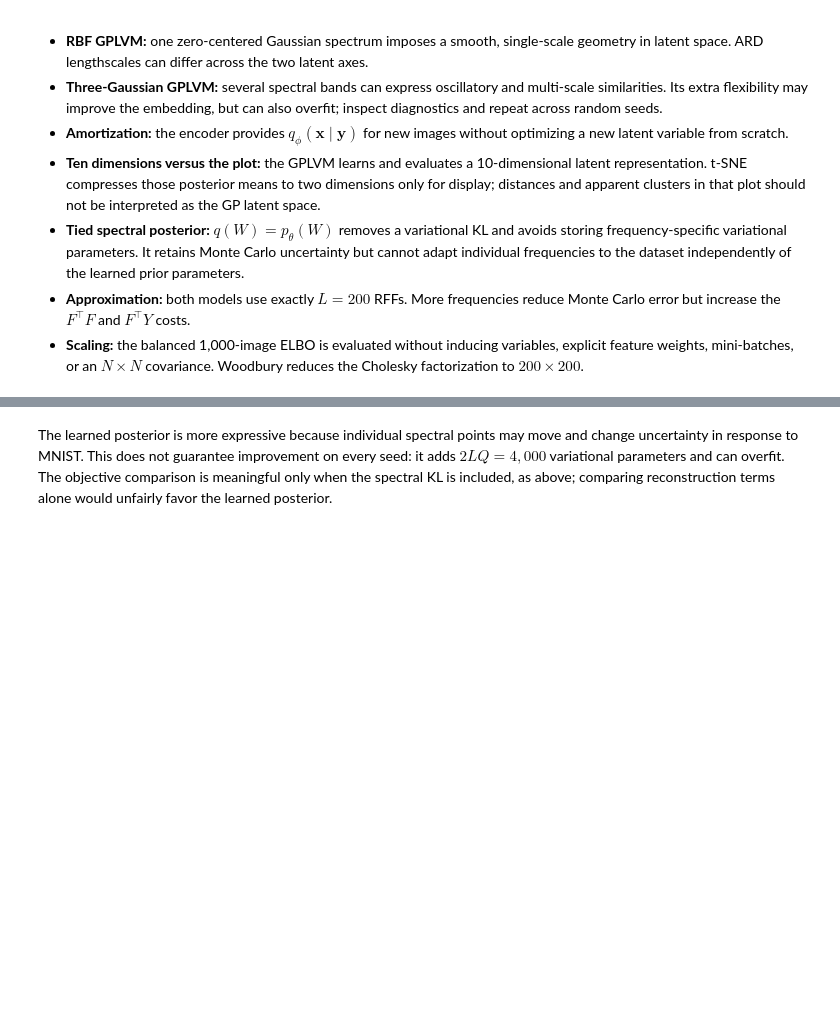
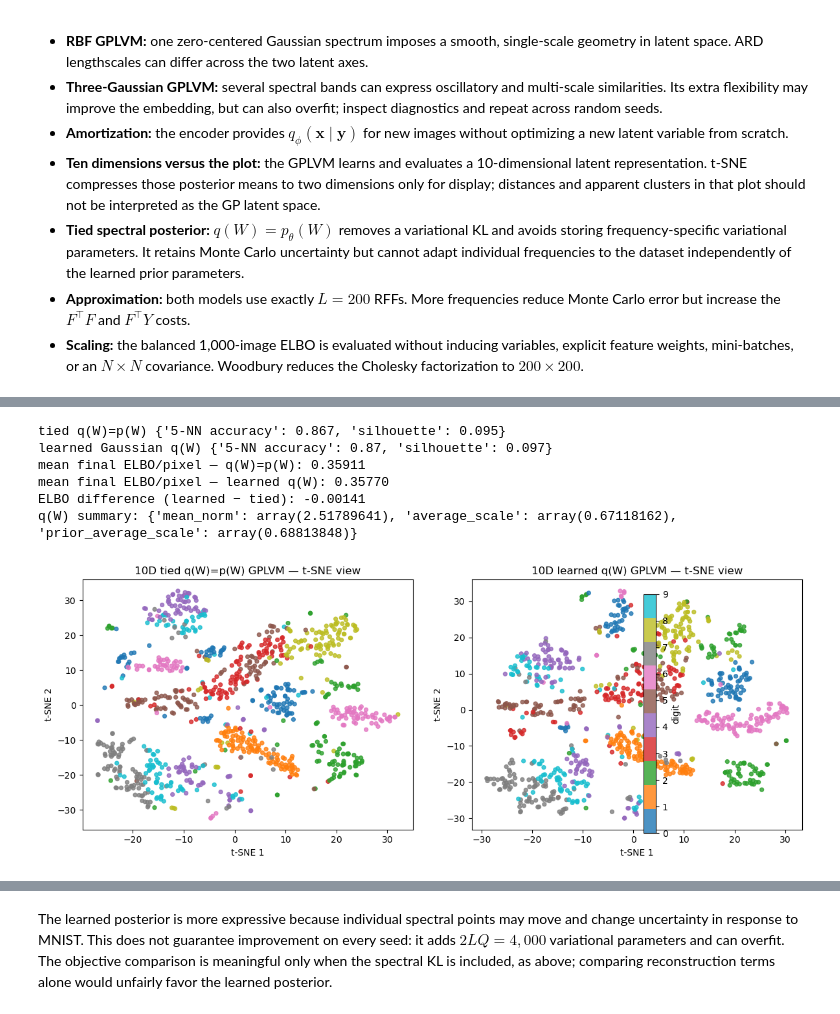
Before and after one commit to OLMOS-PM/GPPS_2026, a Jupyter notebook: gp_gplvm_mnist_demo.ipynb, the cells around one changed output, grey strips where cells are left out. Cells and saved outputs as stored; diff of their text form; code cells hidden in the pictures; blank space fills up the shorter version.

```diff
--- a/gp_gplvm_mnist_demo.ipynb
+++ b/gp_gplvm_mnist_demo.ipynb
@@ -571 +573,30 @@ q(W) summary: {'mean_norm': array(1.47738981), 'average_scale': array(0.61123955
+# %%
+z_tied_w = latent_means(tied_w_model, images)
+z_learned_qw = latent_means(learned_qw_model, images)
+z_tied_w_tsne = tsne_projection(z_tied_w[visualization_indices], steps=500, seed=SEED)
+z_learned_qw_tsne = tsne_projection(z_learned_qw[visualization_indices], steps=500, seed=SEED)
+for name, z in [("tied q(W)=p(W)", z_tied_w), ("learned Gaussian q(W)", z_learned_qw)]:
+    values = embedding_metrics(z, labels)
+    print(name, {key: round(value, 3) for key, value in values.items()})
+
+tied_elbo = -np.mean(tied_w_history.loss[-5:])
+learned_elbo = -np.mean(learned_qw_history.loss[-5:])
+print(f"mean final ELBO/pixel — q(W)=p(W): {tied_elbo:.5f}")
+print(f"mean final ELBO/pixel — learned q(W): {learned_elbo:.5f}")
+print(f"ELBO difference (learned − tied): {learned_elbo - tied_elbo:+.5f}")
+print("q(W) summary:", learned_qw_model.spectral_prior.summary())
+
+fig, axes = plt.subplots(1, 2, figsize=(12, 4.8))
+plot_embedding(z_tied_w_tsne, labels[visualization_indices], "10D tied q(W)=p(W) GPLVM — t-SNE view", axes[0])
+plot_embedding(z_learned_qw_tsne, labels[visualization_indices], "10D learned q(W) GPLVM — t-SNE view", axes[1])
+fig.colorbar(axes[1].collections[0], ax=axes, ticks=range(10), label="digit")
+plt.tight_layout()
+# %% [output]
+tied q(W)=p(W) {'5-NN accuracy': 0.867, 'silhouette': 0.095}
+learned Gaussian q(W) {'5-NN accuracy': 0.87, 'silhouette': 0.097}
+mean final ELBO/pixel — q(W)=p(W): 0.35911
+mean final ELBO/pixel — learned q(W): 0.35770
+ELBO difference (learned − tied): -0.00141
+q(W) summary: {'mean_norm': array(2.51789641), 'average_scale': array(0.67118162), 'prior_average_scale': array(0.68813848)}
+[figure, added]
 # %%
```
Also changed, not shown: parts of 11 cells of this notebook, 1 other file.
